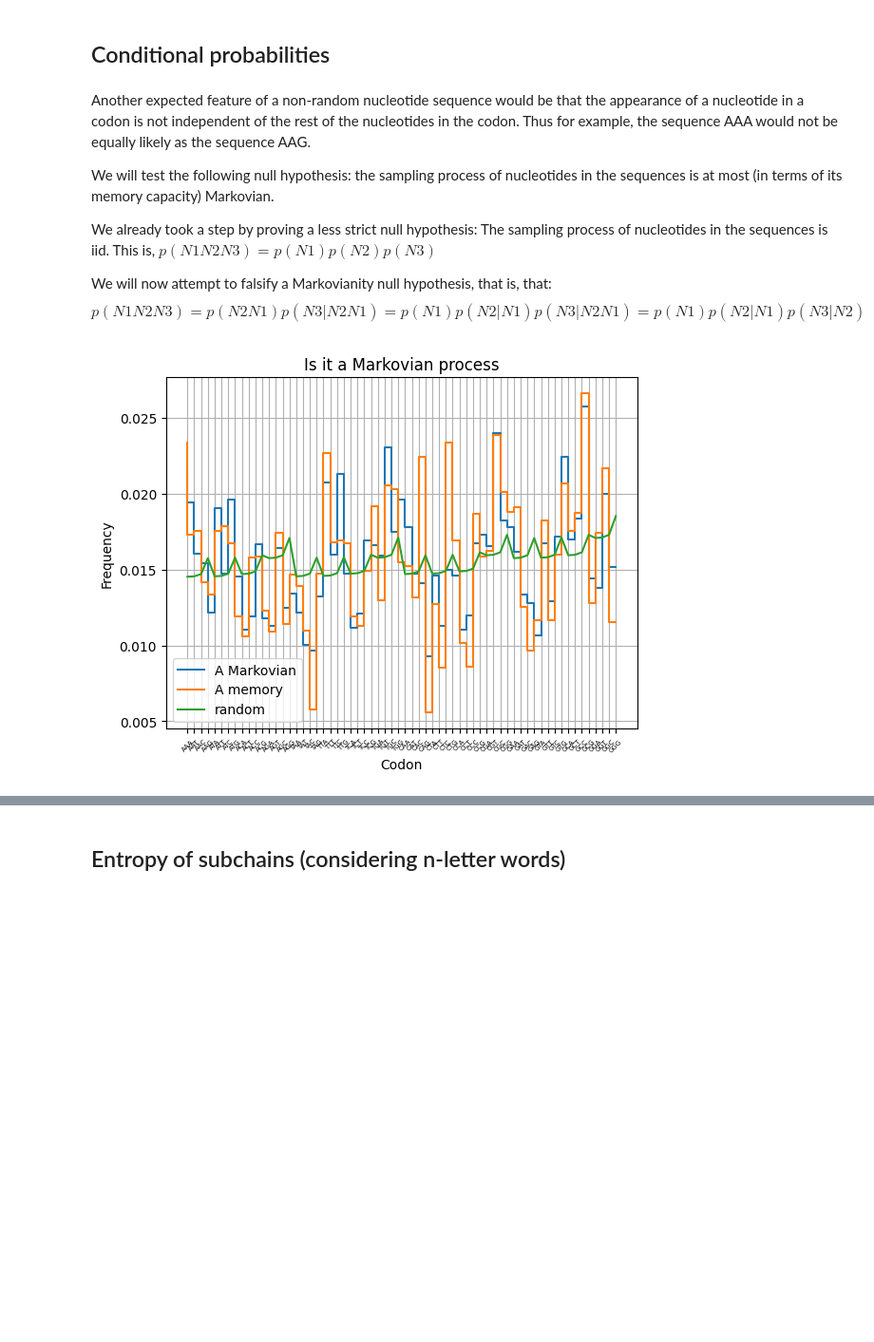
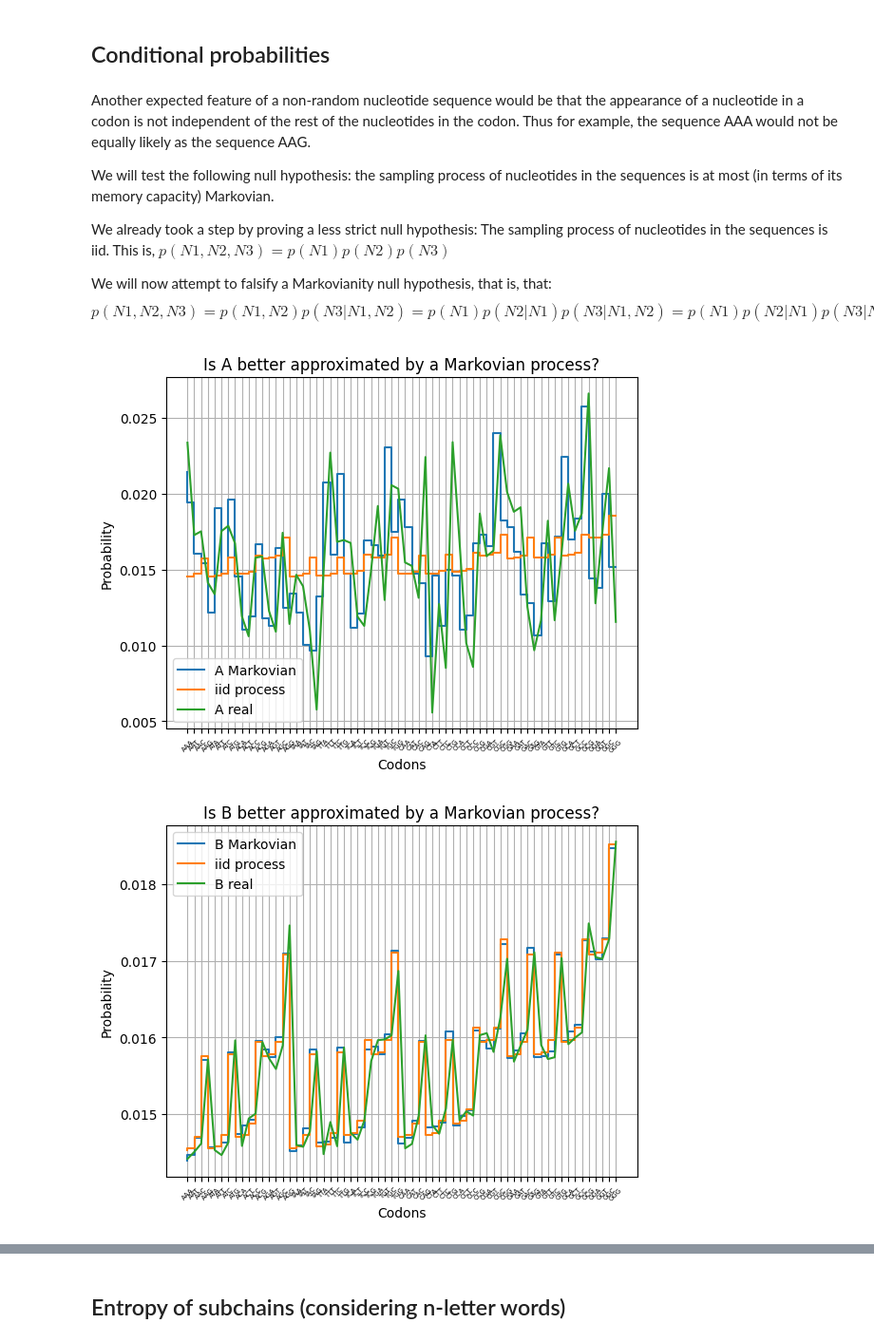
Before and after one commit to Joshua-Lemus/Which-is-E_Coli, a Jupyter notebook: Which-is-EColi.ipynb, the cells around one changed output, grey strips where cells are left out. Shown at 95% size. Drawn from its saved outputs; the diff is of its cells as text; code cells hidden in the pictures; blank space fills up the shorter version.

```diff
--- a/Which-is-EColi.ipynb
+++ b/Which-is-EColi.ipynb
@@ -141,7 +141,7 @@ def prob_ntuple_no_overlap(Z, ntuple):
 # Compute probabilities for each codon
 
 # Initialize containers
-A_codons, B_codons, random_codons = ({}, {}, {})
+A_codons, B_codons, iid_codons = ({}, {}, {})
 A_codons_no_overlap, B_codons_no_overlap = ({}, {})
 for i in itertools.product(['A','T', 'C', 'G'],  repeat=3):
     codon= ''.join(i)
@@ -151,7 +151,7 @@ for i in itertools.product(['A','T', 'C', 'G'],  repeat=3):
     # Filling probabilities for file A
     B_codons_no_overlap[codon] = prob_ntuple_no_overlap(B,codon)
     B_codons[codon] = prob_ntuple(B,codon)
-    # Filling probabilities as sampled iid from single-nucleotide probabilities
-    random_codons[codon] = A_single_probs[i[0]]*A_single_probs[i[1]]*A_single_probs[i[2]]
+    # Filling reference probabilities as sampled iid from single-nucleotide probabilities
+    iid_codons[codon] = A_single_probs[i[0]]*A_single_probs[i[1]]*A_single_probs[i[2]]
 
     #print(codon, A_codons[codon], B_codons[codon])
@@ -320,11 +313,14 @@ Thus for example, the sequence AAA would not be equally likely as the sequence A
 
 We will test the following null hypothesis: the sampling process of nucleotides in the sequences is at most (in terms of its memory capacity) Markovian.
 
-We already took a step by proving a less strict null hypothesis: The sampling process of nucleotides in the sequences is iid. This is, $p(N1 N2 N3) = p(N1) p(N2) p(N3)$
+We already took a step by proving a less strict null hypothesis: The sampling process of nucleotides in the sequences is iid. This is, $p(N1, N2, N3) = p(N1) p(N2) p(N3)$
 
-We will now attempt to falsify a Markovianity null hypothesis, that is, that: $$p(N1 N2 N3) = p(N2 N1) p(N3|N2 N1) = p(N1) p(N2|N1) p(N3|N2 N1) =  p(N1) p(N2|N1) p(N3|N2)$$
+We will now attempt to falsify a Markovianity null hypothesis, that is, that: $$p(N1, N2, N3) = p(N1, N2) p(N3|N1, N2) = p(N1) p(N2|N1) p(N3|N1, N2) =  p(N1) p(N2|N1) p(N3|N2)$$
 # %%
+# Functions to compute (empirical) conditional probabilities
+
 def probN2_givenN1(Z,N1,N2):
+    ''' Compute p(N2|N1) '''
     num_N1=0
     num_N1_N2=0
     for i in range(len(Z)-1):
@@ -336,6 +332,7 @@ def probN2_givenN1(Z,N1,N2):
 
 
 def probN3_givenN1N2(Z,N1,N2,N3):
+    ''' Compute p(N3|N1, N2) '''
     num_N1N2=0
     num_N1N2_N3=0
     for i in range(len(Z)-2):
@@ -366,26 +375,9 @@ for i in itertools.product(['A','T', 'C', 'G'], ['A','T', 'C', 'G'], ['A','T', '
 # %%
-A_Markovian, A_memory = ({},{})
-B_Markovian, B_memory = ({},{})
-for i in itertools.product(['A','T', 'C', 'G'], ['A','T', 'C', 'G'], ['A','T', 'C', 'G']):
-    triplet= ''.join(i)
-    N1N2 = i[0]+i[1]
-    N2N3 = i[1]+i[2]
-    N1N2N3 = i[0]+i[1]+i[2]
-    A_Markovian[triplet] = A_single_probs[i[0]]*A_simple_conditionals[N1N2]*A_simple_conditionals[N2N3]
-    A_memory[triplet] = A_single_probs[i[0]]*A_simple_conditionals[N1N2]*A_double_conditionals[N1N2N3]
-    B_Markovian[triplet] = B_single_probs[i[0]]*B_simple_conditionals[N1N2]*B_simple_conditionals[N2N3]
-    B_memory[triplet] = B_single_probs[i[0]]*B_simple_conditionals[N1N2]*B_double_conditionals[N1N2N3]
+step_plot('Is A better approximated by a Markovian process?', [A_Markovian, iid_codons], ['A Markovian', 'iid process'],
+          toplot_asline=[A_codons], labels_asline=['A real'], xlabel='Codons', ylabel='Probability')
 
-plt.step(A_Markovian.keys(), A_Markovian.values(), label='A Markovian')
-plt.step(A_memory.keys(), A_memory.values(), label='A memory')
-plt.plot(random_codons.keys(), random_codons.values(), label='random')
-plt.xticks(rotation=45)
-plt.legend(loc='best')
-plt.title('Is it a Markovian process')
-plt.xlabel('Codon')
-plt.ylabel('Frequency')
-plt.rc('xtick', labelsize=5)    # fontsize of the tick labels
-plt.grid()
-plt.show()
+step_plot('Is B better approximated by a Markovian process?', [B_Markovian, iid_codons], ['B Markovian', 'iid process'],
+          toplot_asline=[B_codons], labels_asline=['B real'], xlabel='Codons', ylabel='Probability')
 # %% [output]
-[figure, old version]
+[figure, new version]
+[figure, added]
```
Also changed, not shown: parts of 33 cells of this notebook.
